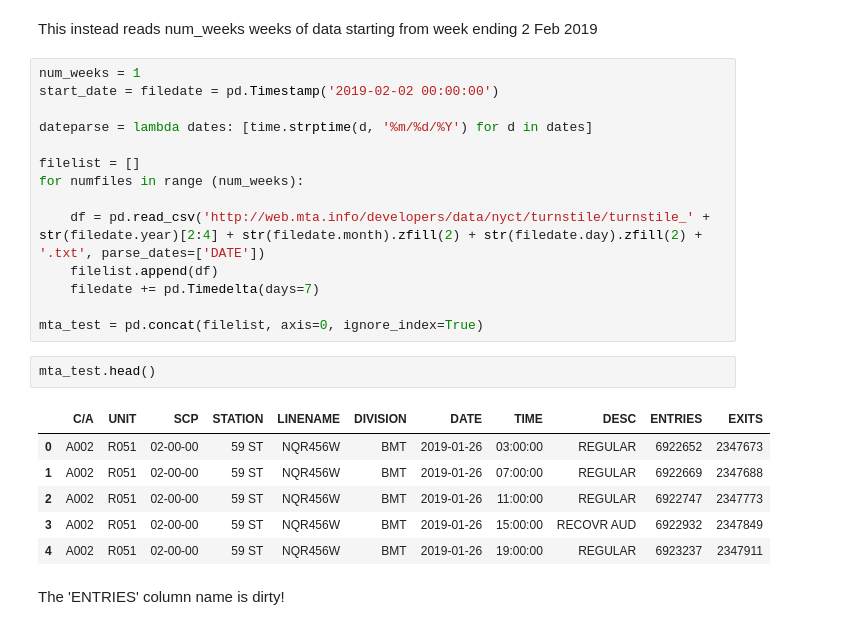
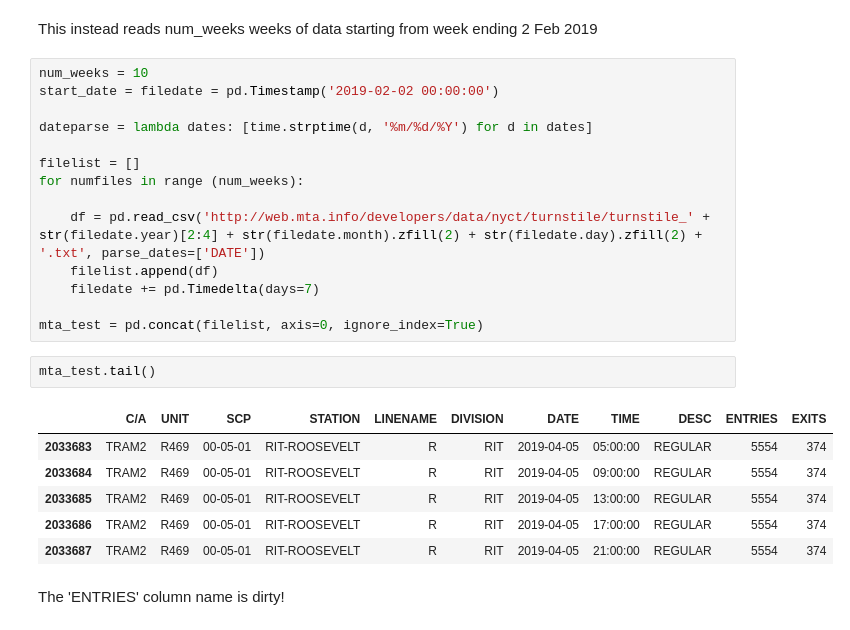
Before and after one commit to KunojiLym/metis_project_1, a Jupyter notebook: yz_project_01.ipynb, the cells around one changed output. Drawn from its saved outputs; the diff is of its cells as text.

```diff
--- a/yz_project_01.ipynb
+++ b/yz_project_01.ipynb
@@ -17,7 +17,7 @@ We read a weekly file (week ending 2 Feb 2019) from the MTA website to determine
 # %% [markdown]
 This instead reads num_weeks weeks of data starting from week ending 2 Feb 2019
 # %%
-num_weeks = 1
+num_weeks = 10
 start_date = filedate = pd.Timestamp('2019-02-02 00:00:00')
 
 dateparse = lambda dates: [time.strptime(d, '%m/%d/%Y') for d in dates]
@@ -31,14 +31,14 @@ for numfiles in range (num_weeks):
 
 mta_test = pd.concat(filelist, axis=0, ignore_index=True)
 # %%
-mta_test.head()
+mta_test.tail()
 # %% [output]
 |  | C/A | UNIT | SCP | STATION | LINENAME | DIVISION | DATE | TIME | DESC | ENTRIES | EXITS |
-| 0 | A002 | R051 | 02-00-00 | 59 ST | NQR456W | BMT | 2019-01-26 | 03:00:00 | REGULAR | 6922652 | 2347673 |
-| 1 | A002 | R051 | 02-00-00 | 59 ST | NQR456W | BMT | 2019-01-26 | 07:00:00 | REGULAR | 6922669 | 2347688 |
-| 2 | A002 | R051 | 02-00-00 | 59 ST | NQR456W | BMT | 2019-01-26 | 11:00:00 | REGULAR | 6922747 | 2347773 |
-| 3 | A002 | R051 | 02-00-00 | 59 ST | NQR456W | BMT | 2019-01-26 | 15:00:00 | RECOVR AUD | 6922932 | 2347849 |
-| 4 | A002 | R051 | 02-00-00 | 59 ST | NQR456W | BMT | 2019-01-26 | 19:00:00 | REGULAR | 6923237 | 2347911 |
+| 2033683 | TRAM2 | R469 | 00-05-01 | RIT-ROOSEVELT | R | RIT | 2019-04-05 | 05:00:00 | REGULAR | 5554 | 374 |
+| 2033684 | TRAM2 | R469 | 00-05-01 | RIT-ROOSEVELT | R | RIT | 2019-04-05 | 09:00:00 | REGULAR | 5554 | 374 |
+| 2033685 | TRAM2 | R469 | 00-05-01 | RIT-ROOSEVELT | R | RIT | 2019-04-05 | 13:00:00 | REGULAR | 5554 | 374 |
+| 2033686 | TRAM2 | R469 | 00-05-01 | RIT-ROOSEVELT | R | RIT | 2019-04-05 | 17:00:00 | REGULAR | 5554 | 374 |
+| 2033687 | TRAM2 | R469 | 00-05-01 | RIT-ROOSEVELT | R | RIT | 2019-04-05 | 21:00:00 | REGULAR | 5554 | 374 |
 # %% [markdown]
 The 'ENTRIES' column name is dirty!
 # %%
```
Also changed, not shown: parts of 23 cells of this notebook, 18 other files.
